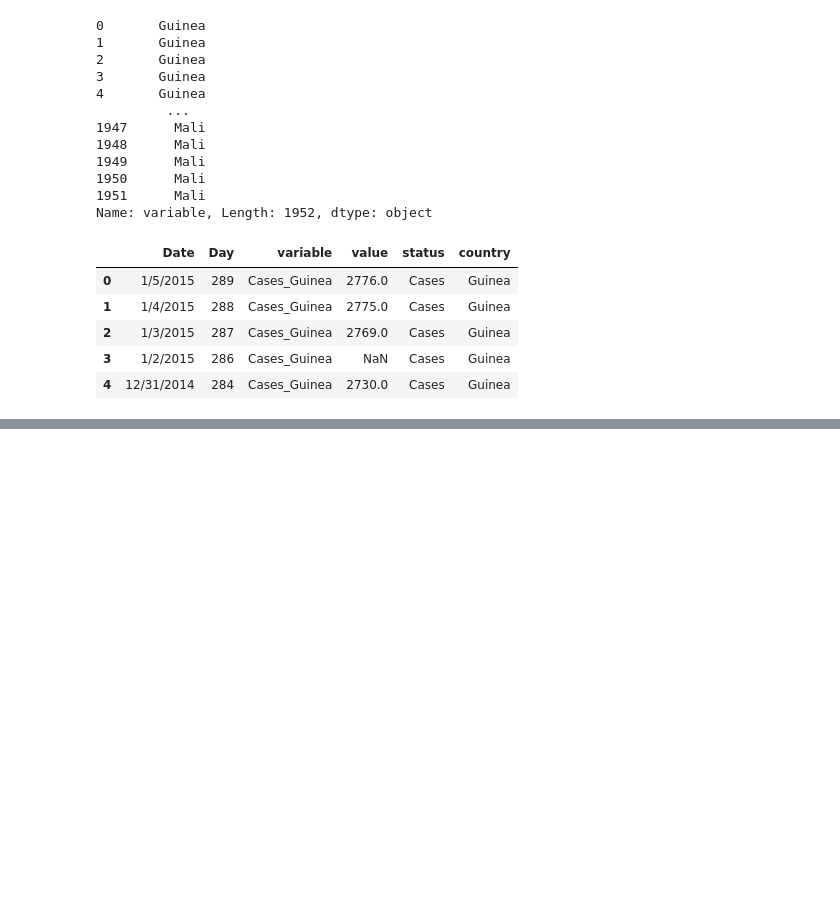
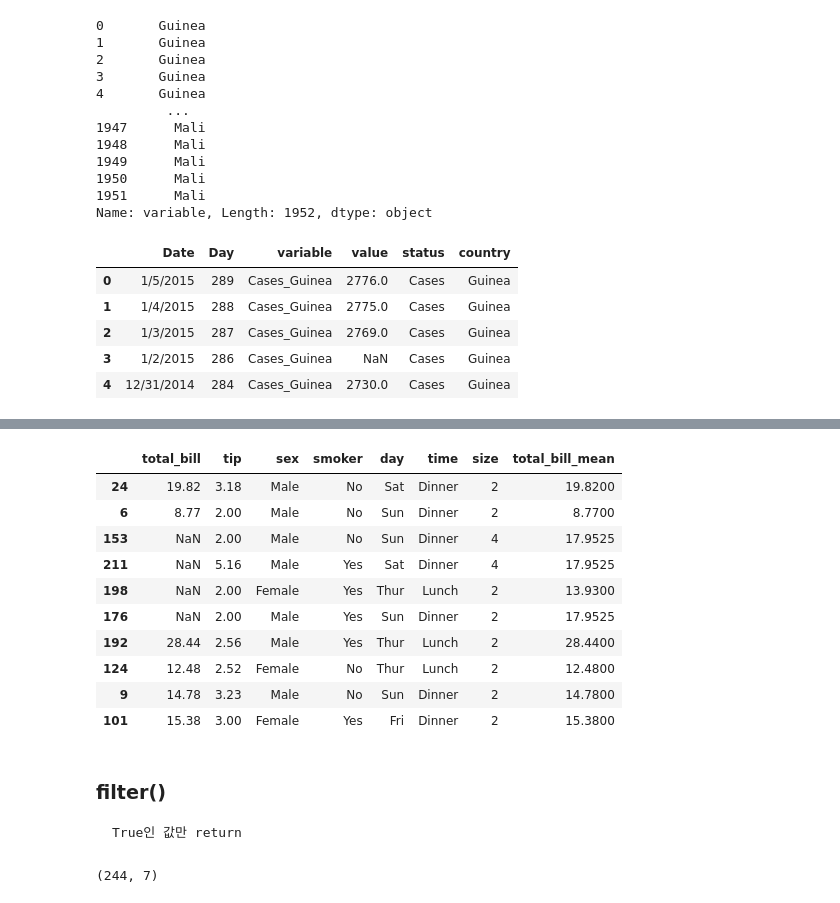
Before and after one commit to 0looo/Bigdata_python, a Jupyter notebook: numpy_pandas/do_it_pandas/do_it_pandas_1.ipynb, the cells around one changed output, grey strips where cells are left out. Saved outputs shown, nothing was run; the diff lists cells and outputs as text; code cells hidden in the pictures; blank space fills up the shorter version.

```diff
--- a/numpy_pandas/do_it_pandas/do_it_pandas_1.ipynb
+++ b/numpy_pandas/do_it_pandas/do_it_pandas_1.ipynb
@@ -1173,0 +1914,4 @@ ebola_long['country'] = variable_split.str.get(1)
+# %%
+np.random.seed(42)
+tips10 = sns.load_dataset('tips').sample(10)
+tips10
@@ -1173,0 +1930,3 @@ ebola_long['country'] = variable_split.str.get(1)
+# %%
+tips10.loc[np.random.permutation(tips10.index)[:4], 'total_bill']= np.NaN   # permutation : 순서를 섞음(index를 섞음)
+tips10
@@ -1173,0 +1957,4 @@ ebola_long['country'] = variable_split.str.get(1)
+# %%
+def fill_na_mean(x):
+    avg = x.mean()
+    return x.fillna(avg)
@@ -1173,0 +1996,23 @@ ebola_long['country'] = variable_split.str.get(1)
+# %%
+tips10['total_bill_mean'] = tips10.groupby('sex').total_bill.transform(fill_na_mean)
+tips10
+# %% [output]
+|  | total_bill | tip | sex | smoker | day | time | size | total_bill_mean |
+| 24 | 19.82 | 3.18 | Male | No | Sat | Dinner | 2 | 19.8200 |
+| 6 | 8.77 | 2.00 | Male | No | Sun | Dinner | 2 | 8.7700 |
+| 153 | NaN | 2.00 | Male | No | Sun | Dinner | 4 | 17.9525 |
+| 211 | NaN | 5.16 | Male | Yes | Sat | Dinner | 4 | 17.9525 |
+| 198 | NaN | 2.00 | Female | Yes | Thur | Lunch | 2 | 13.9300 |
+| 176 | NaN | 2.00 | Male | Yes | Sun | Dinner | 2 | 17.9525 |
+| 192 | 28.44 | 2.56 | Male | Yes | Thur | Lunch | 2 | 28.4400 |
+| 124 | 12.48 | 2.52 | Female | No | Thur | Lunch | 2 | 12.4800 |
+| 9 | 14.78 | 3.23 | Male | No | Sun | Dinner | 2 | 14.7800 |
+| 101 | 15.38 | 3.00 | Female | Yes | Fri | Dinner | 2 | 15.3800 |
+# %% [markdown]
+### filter()
+    True인 값만 return
+# %%
+tips = sns.load_dataset('tips')
+tips.shape
+# %% [output]
+(244, 7)
```
Also changed, not shown: parts of 108 cells of this notebook.
